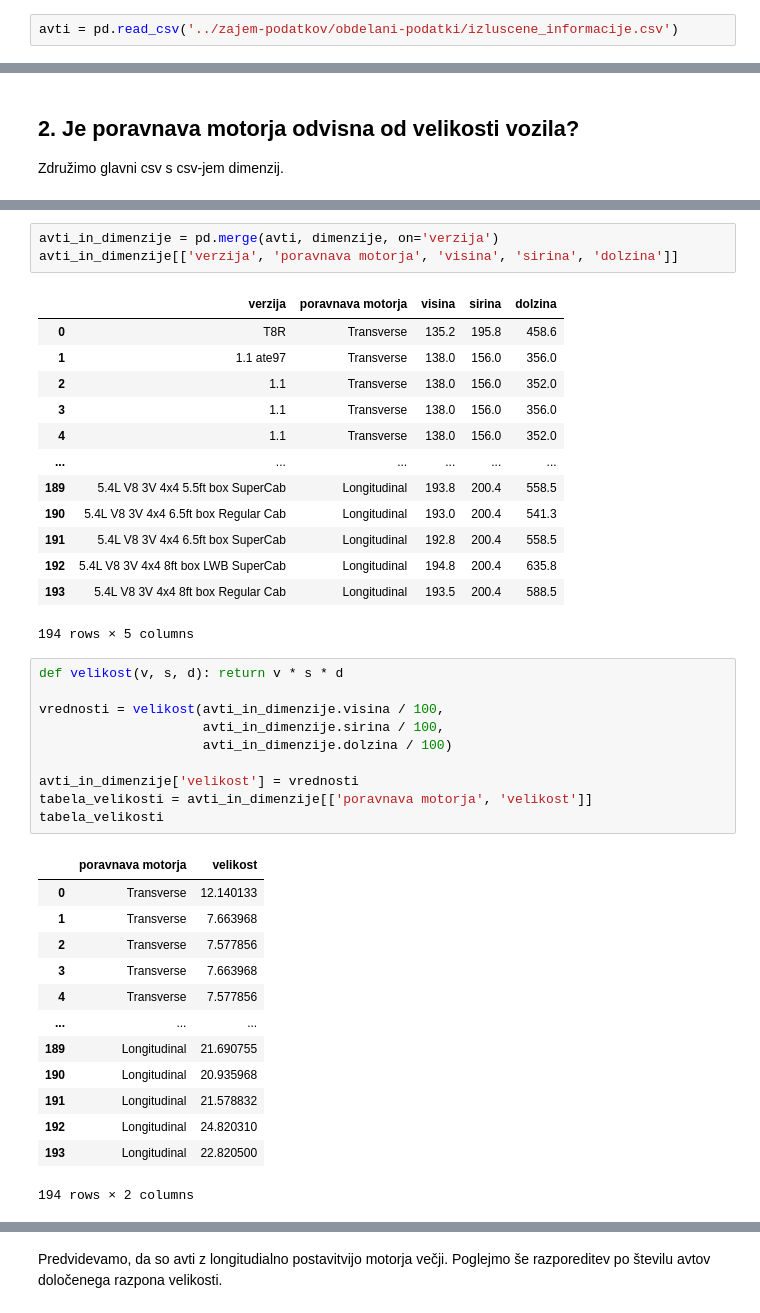
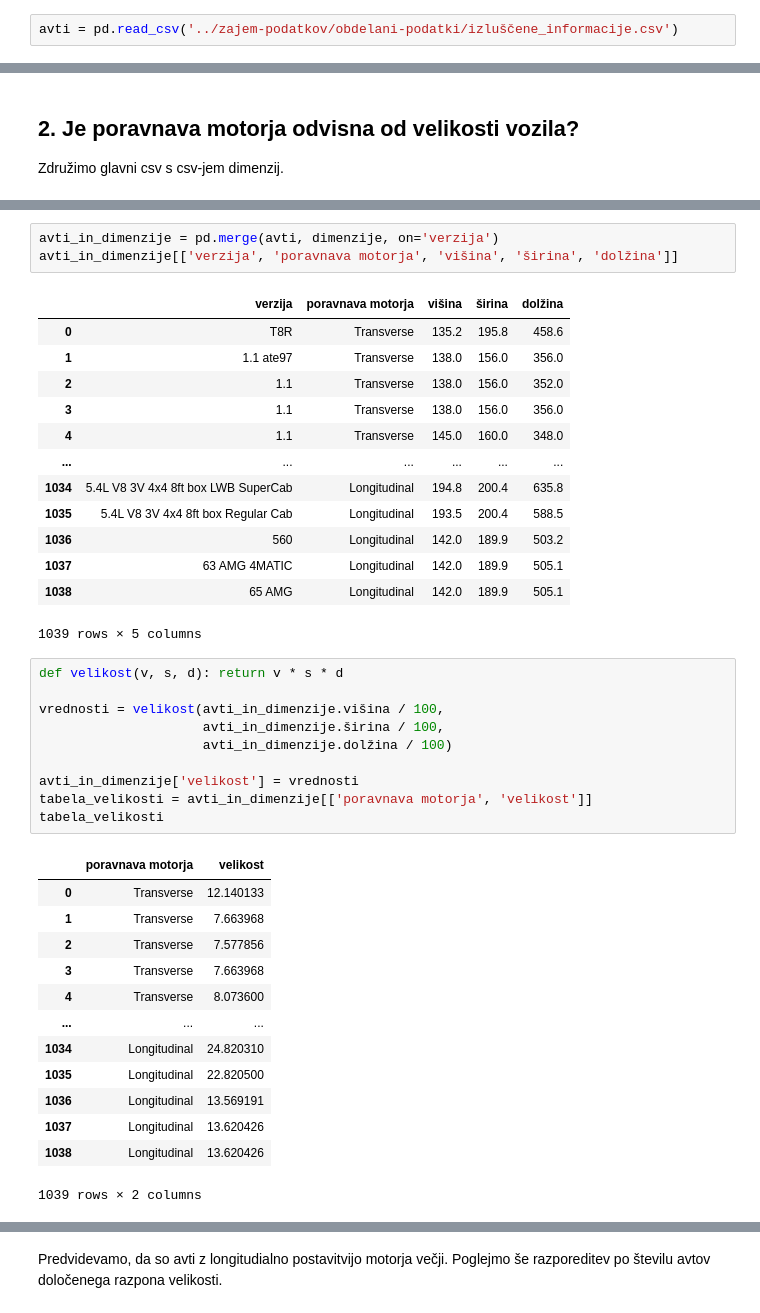
Before and after one commit to LucjaFekonja/analiza-avtomobilov, a Jupyter notebook: analiza-podatkov/analiza.ipynb, the cells around one changed output, grey strips where cells are left out. Cells and saved outputs as stored; diff of their text form.

```diff
--- a/analiza-podatkov/analiza.ipynb
+++ b/analiza-podatkov/analiza.ipynb
@@ -7,5 +11,5 @@ import pandas as pd
 # %%
-avti = pd.read_csv('../zajem-podatkov/obdelani-podatki/izluscene_informacije.csv')
+avti = pd.read_csv('../zajem-podatkov/obdelani-podatki/izluščene_informacije.csv')
 # %%
 avti
 # %% [output]
@@ -80,26 +76,26 @@ dimenzije
 # %%
 avti_in_dimenzije = pd.merge(avti, dimenzije, on='verzija')
-avti_in_dimenzije[['verzija', 'poravnava motorja', 'visina', 'sirina', 'dolzina']]
+avti_in_dimenzije[['verzija', 'poravnava motorja', 'višina', 'širina', 'dolžina']]
 # %% [output]
-|  | verzija | poravnava motorja | visina | sirina | dolzina |
+|  | verzija | poravnava motorja | višina | širina | dolžina |
 | 0 | T8R | Transverse | 135.2 | 195.8 | 458.6 |
 | 1 | 1.1 ate97 | Transverse | 138.0 | 156.0 | 356.0 |
 | 2 | 1.1 | Transverse | 138.0 | 156.0 | 352.0 |
 | 3 | 1.1 | Transverse | 138.0 | 156.0 | 356.0 |
-| 4 | 1.1 | Transverse | 138.0 | 156.0 | 352.0 |
+| 4 | 1.1 | Transverse | 145.0 | 160.0 | 348.0 |
 | ... | ... | ... | ... | ... | ... |
-| 189 | 5.4L V8 3V 4x4 5.5ft box SuperCab | Longitudinal | 193.8 | 200.4 | 558.5 |
-| 190 | 5.4L V8 3V 4x4 6.5ft box Regular Cab | Longitudinal | 193.0 | 200.4 | 541.3 |
-| 191 | 5.4L V8 3V 4x4 6.5ft box SuperCab | Longitudinal | 192.8 | 200.4 | 558.5 |
-| 192 | 5.4L V8 3V 4x4 8ft box LWB SuperCab | Longitudinal | 194.8 | 200.4 | 635.8 |
-| 193 | 5.4L V8 3V 4x4 8ft box Regular Cab | Longitudinal | 193.5 | 200.4 | 588.5 |
+| 1034 | 5.4L V8 3V 4x4 8ft box LWB SuperCab | Longitudinal | 194.8 | 200.4 | 635.8 |
+| 1035 | 5.4L V8 3V 4x4 8ft box Regular Cab | Longitudinal | 193.5 | 200.4 | 588.5 |
+| 1036 | 560 | Longitudinal | 142.0 | 189.9 | 503.2 |
+| 1037 | 63 AMG 4MATIC | Longitudinal | 142.0 | 189.9 | 505.1 |
+| 1038 | 65 AMG | Longitudinal | 142.0 | 189.9 | 505.1 |
-194 rows × 5 columns
+1039 rows × 5 columns
 # %%
 def velikost(v, s, d): return v * s * d
 
-vrednosti = velikost(avti_in_dimenzije.visina / 100,
-                     avti_in_dimenzije.sirina / 100,
-                     avti_in_dimenzije.dolzina / 100)
+vrednosti = velikost(avti_in_dimenzije.višina / 100,
+                     avti_in_dimenzije.širina / 100,
+                     avti_in_dimenzije.dolžina / 100)
 
 avti_in_dimenzije['velikost'] = vrednosti
 tabela_velikosti = avti_in_dimenzije[['poravnava motorja', 'velikost']]
@@ -110,14 +106,14 @@ tabela_velikosti
 | 1 | Transverse | 7.663968 |
 | 2 | Transverse | 7.577856 |
 | 3 | Transverse | 7.663968 |
-| 4 | Transverse | 7.577856 |
+| 4 | Transverse | 8.073600 |
 | ... | ... | ... |
-| 189 | Longitudinal | 21.690755 |
-| 190 | Longitudinal | 20.935968 |
-| 191 | Longitudinal | 21.578832 |
-| 192 | Longitudinal | 24.820310 |
-| 193 | Longitudinal | 22.820500 |
+| 1034 | Longitudinal | 24.820310 |
+| 1035 | Longitudinal | 22.820500 |
+| 1036 | Longitudinal | 13.569191 |
+| 1037 | Longitudinal | 13.620426 |
+| 1038 | Longitudinal | 13.620426 |
-194 rows × 2 columns
+1039 rows × 2 columns
 # %%
 avti_in_dimenzije.groupby('poravnava motorja').mean()[['velikost']]
 # %% [output]
```
Also changed, not shown: parts of 47 cells of this notebook.
